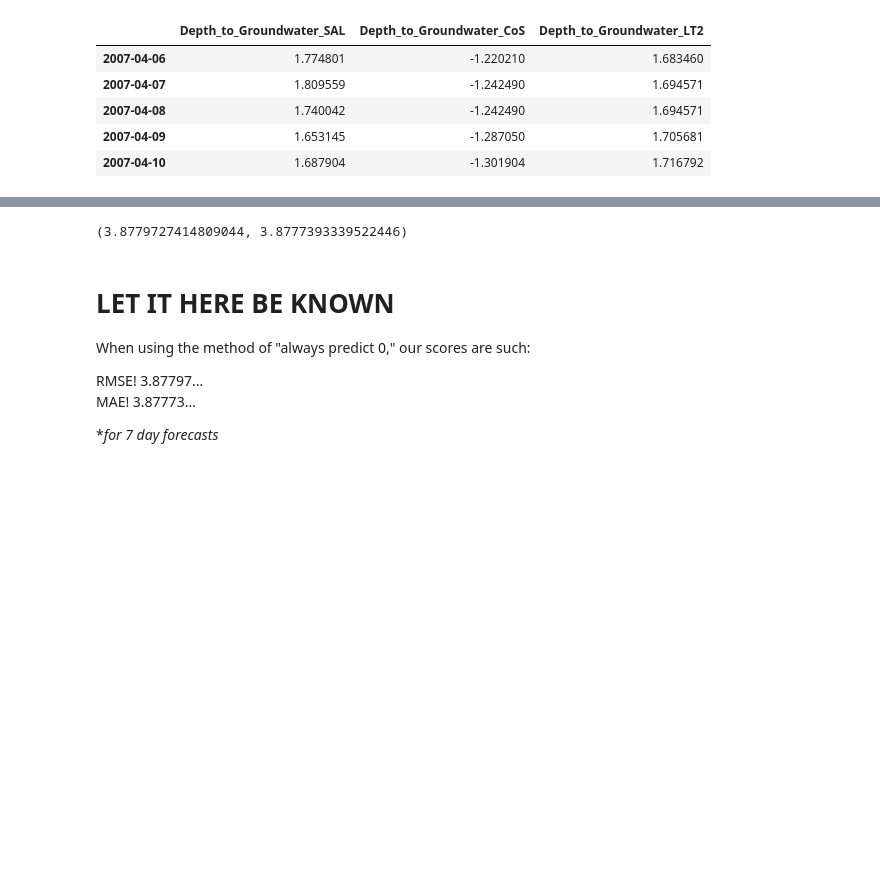
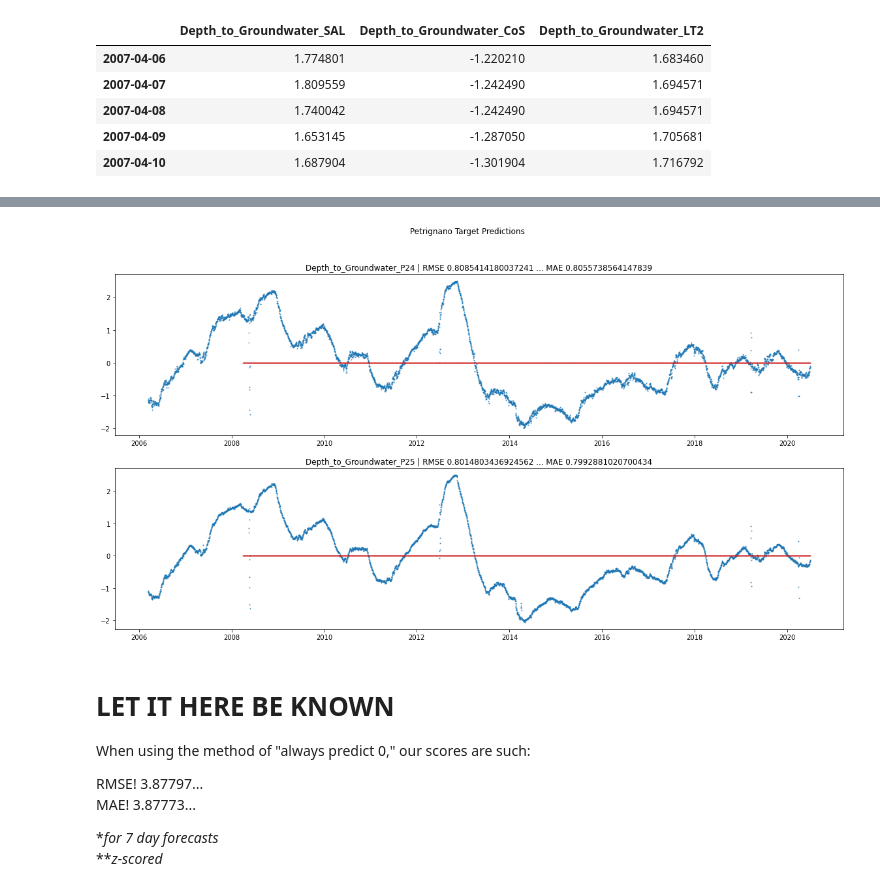
Before and after one commit to cshields143/acea_kaggle, a Jupyter notebook: notebooks/aquifer.ipynb, the cells around one changed output, grey strips where cells are left out. Drawn from its saved outputs; the diff is of its cells as text; code cells hidden in the pictures; blank space fills up the shorter version.

```diff
--- a/notebooks/aquifer.ipynb
+++ b/notebooks/aquifer.ipynb
@@ -444,6 +391,12 @@ plt.show()
+# %%
+plot_target_predictions('Petrignano', petrignanoY, [
+    'Depth_to_Groundwater_P24',
+    'Depth_to_Groundwater_P25'
+])
+# %% [output]
+[figure, added]
 # %%
-overall = pd.concat([mean_scores[x].mean() for x in mean_scores], axis=1).T
-overall.index = mean_scores.keys()
-overall.mean()['rmse'], overall.mean()['mae']
+def get_cum_errs():
+    means = [mean_scores[x].mean() for x in mean_scores]
+    overall = pd.concat(means, axis=1).T
+    return overall.mean()['rmse'], overall.mean()['mae']
-# %% [output]
-(3.8779727414809044, 3.8777393339522446)
@@ -456,3 +411,4 @@ RMSE! 3.87797...
 MAE! 3.87773...
 
 \*_for 7 day forecasts_
+\*\*_z-scored_
```
Also changed, not shown: parts of 11 cells of this notebook.
